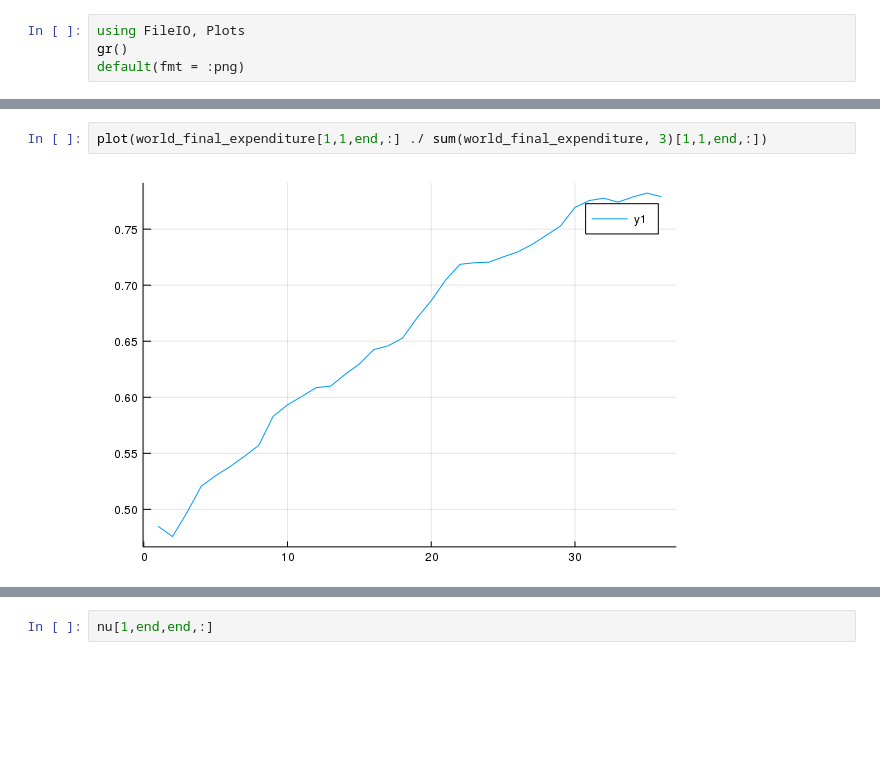
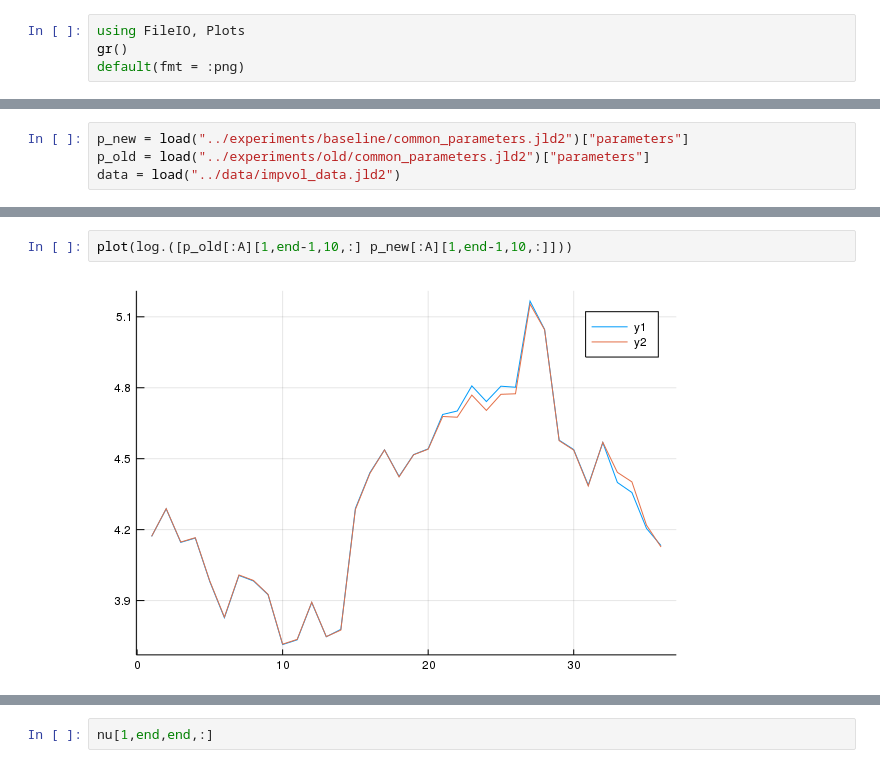
Before and after one commit to korenmiklos/impvol-julia, a Jupyter notebook: notebooks/Check NT sector in South Korea.ipynb, the cells around one changed output, grey strips where cells are left out. Drawn from its saved outputs; the diff is of its cells as text; blank space fills up the shorter version.

```diff
--- a/notebooks/Check NT sector in South Korea.ipynb
+++ b/notebooks/Check NT sector in South Korea.ipynb
@@ -73,0 +5,4 @@ WARNING: replacing module ImpvolEquilibrium
+# %%
+p_new = load("../experiments/baseline/common_parameters.jld2")["parameters"]
+p_old = load("../experiments/old/common_parameters.jld2")["parameters"]
+data = load("../data/impvol_data.jld2")
@@ -74,4 +30,4 @@ WARNING: replacing module ImpvolEquilibrium
 # %%
-plot(world_final_expenditure[1,1,end,:] ./ sum(world_final_expenditure, 3)[1,1,end,:])
+plot(log.([p_old[:A][1,end-1,10,:] p_new[:A][1,end-1,10,:]]))
 # %% [output]
-[figure, old version]
+[figure, new version]
```
Also changed, not shown: parts of 13 cells of this notebook, 10 other files.
